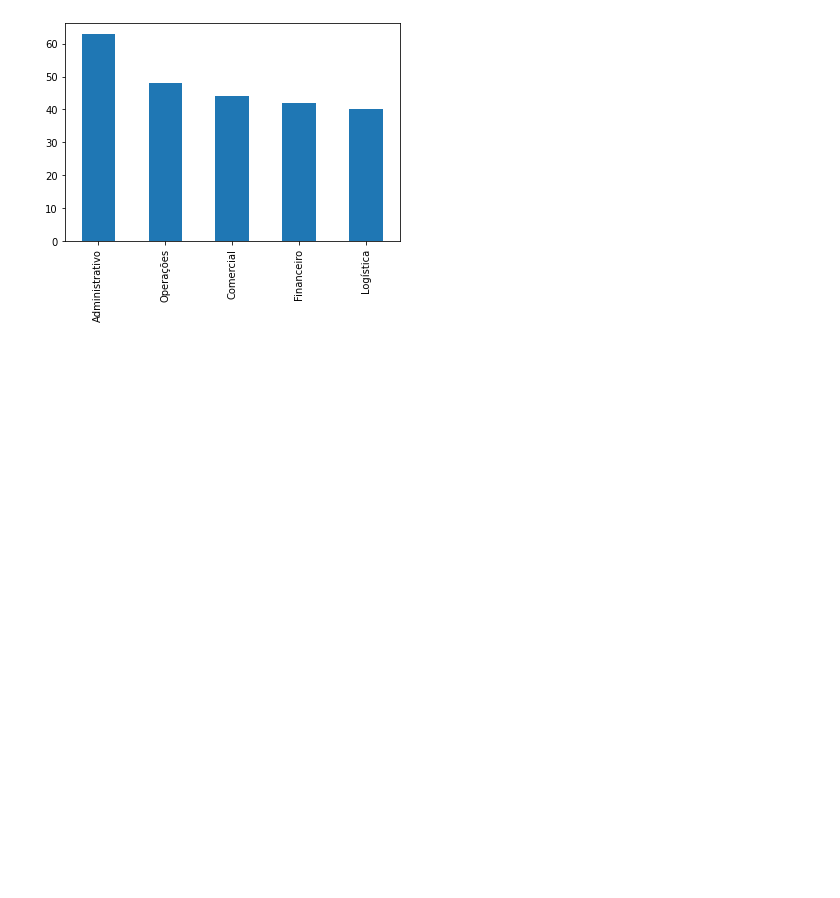
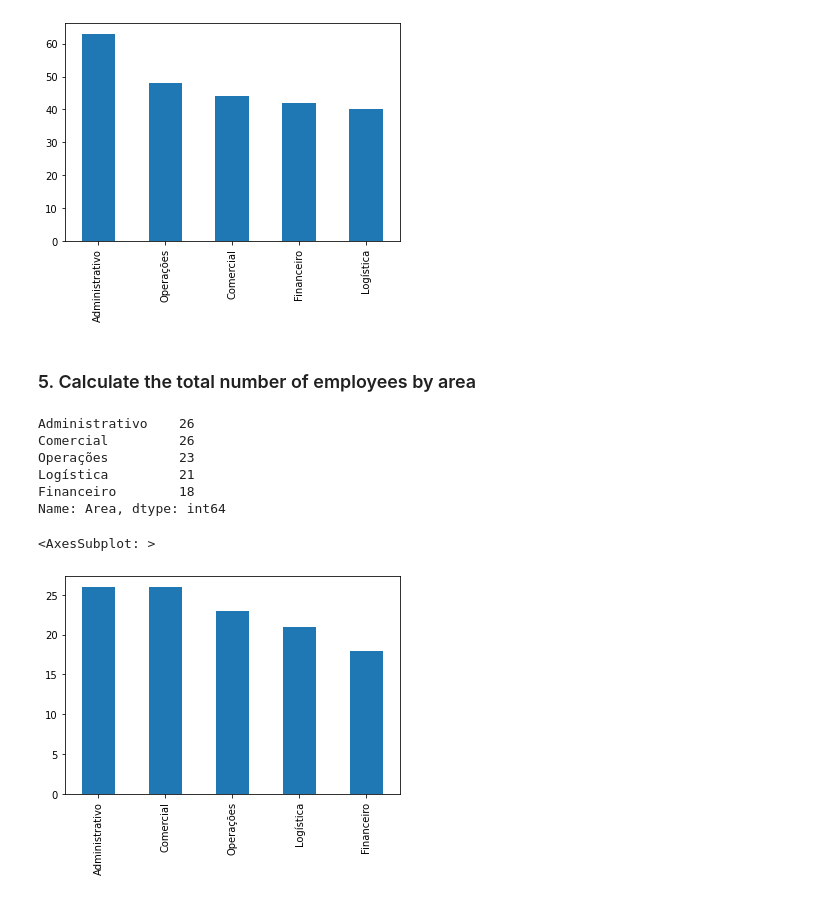
Before and after one commit to Isabmma/data_analytics_project, a Jupyter notebook: data_analysis.ipynb, the cells around one changed output. Saved outputs shown, nothing was run; the diff lists cells and outputs as text; code cells hidden in the pictures; blank space fills up the shorter version.

```diff
--- a/data_analysis.ipynb
+++ b/data_analysis.ipynb
@@ -126,3 +126,20 @@ Logística         40
 Name: Area, dtype: int64
 <AxesSubplot: >
 [figure]
+# %% [markdown]
+### 5. Calculate the total number of employees by area
+# %%
+areas_employees_count = employee_registration['Area'].value_counts()
+
+print(areas_employees_count)
+
+areas_employees_count.plot(kind = 'bar')
+# %% [output]
+Administrativo    26
+Comercial         26
+Operações         23
+Logística         21
+Financeiro        18
+Name: Area, dtype: int64
+<AxesSubplot: >
+[figure, added]
```
